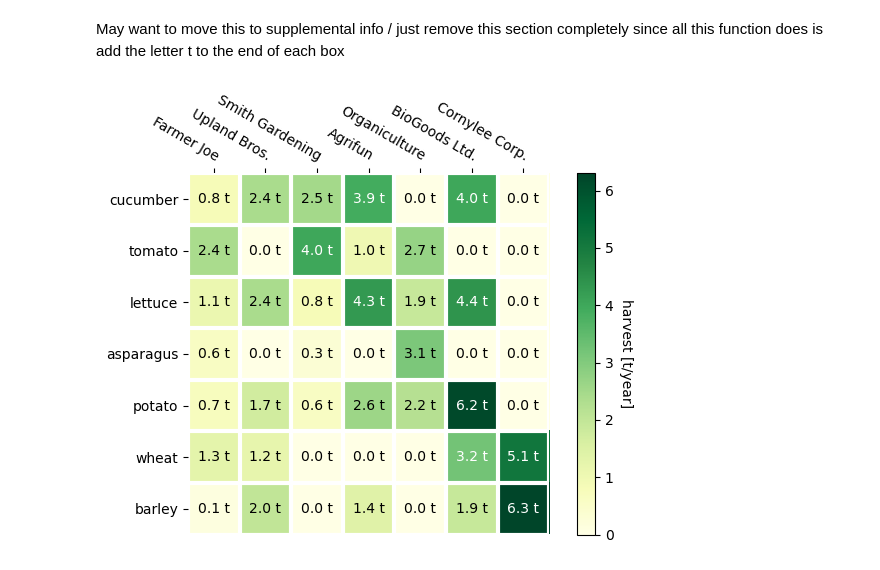
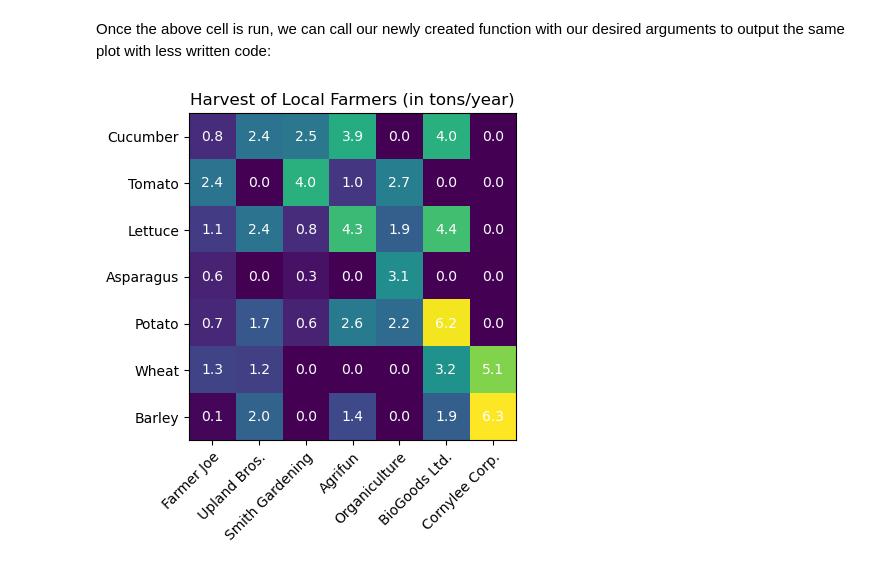
Before and after one commit to jkantorow/nucommlab-datavis-workshop, a Jupyter notebook: day-2/a_annotated_heatmap.ipynb, the cells around one changed output. Drawn from its saved outputs; the diff is of its cells as text; code cells hidden in the pictures.

```diff
--- a/day-2/a_annotated_heatmap.ipynb
+++ b/day-2/a_annotated_heatmap.ipynb
@@ -45,0 +60,24 @@ fig.tight_layout()
+# %%
+fig, ax = plt.subplots()
+im = ax.imshow(harvest)
+
+ax.set_xticks(col_indices,
+              labels=farmers,
+              rotation=45,
+              ha='right',
+              rotation_mode='anchor')
+
+ax.set_yticks(row_indices,
+              labels=vegetables)
+
+ax.set_title('Harvest of Local Farmers (in tons/year)')
+
+# Iterate through each row index:
+for i in row_indices:
+    # Iterate through each column index:
+    for j in col_indices:
+        # Show the value of each row/col element on its pixel:
+        text = ax.text(j, i, harvest[i, j],
+                       ha='center', va='center', color='w')
+
+fig.tight_layout()
@@ -103,2 +131,0 @@ def my_heatmap(data, row_labels, col_labels, ax=None,
-# %% [markdown]
-May want to move this to supplemental info / just remove this section completely since all this function does is add the letter t to the end of each box
@@ -157,10 +132,7 @@ def annotate_my_heatmap(im, data=None, valfmt='{x:.2f}',
-# %%
-fig, ax = plt.subplots()
-
-im, cbar = my_heatmap(harvest, vegetables, farmers, ax=ax,
-                      cmap='YlGn', cbarlabel='harvest [t/year]')
-texts = annotate_my_heatmap(im, valfmt='{x:.1f} t')
-
-fig.tight_layout()
-# %% [output]
-[figure, removed]
+# %% [markdown]
+Once the above cell is run, we can call our newly created function with our desired arguments to output the same plot with less written code:
+# %%
+plot_heatmap(harvest, vegetables, farmers,
+             title='Harvest of Local Farmers (in tons/year)')
+# %% [output]
+[figure, added]
```
Also changed, not shown: parts of 19 cells of this notebook.
